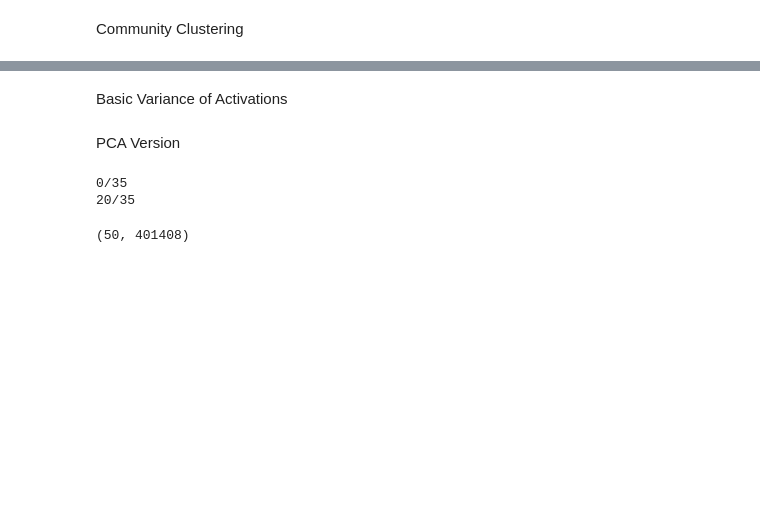
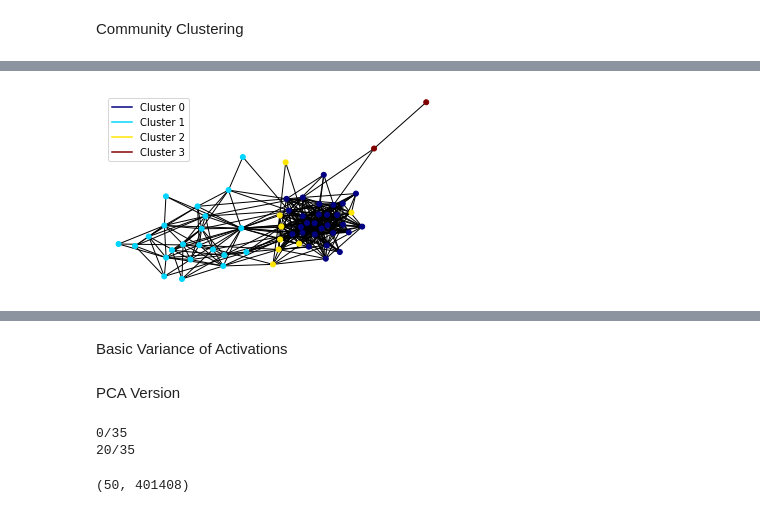
Before and after one commit to mazabdul7/msc_attention_project, a Jupyter notebook: class_var.ipynb, the cells around one changed output, grey strips where cells are left out. Saved outputs shown, nothing was run; the diff lists cells and outputs as text; code cells hidden in the pictures; blank space fills up the shorter version.

```diff
--- a/class_var.ipynb
+++ b/class_var.ipynb
@@ -266,2 +283,28 @@ for i, v in enumerate(values):
+# %%
+ColorLegend = {'Cluster 0': 0,'Cluster 1': 1,'Cluster 2': 2,'Cluster 3': 3}
+jet = cm = plt.get_cmap('jet')
+cNorm  = matplotlib.colors.Normalize(vmin=0, vmax=max(values))
+scalarMap = matplotlib.cm.ScalarMappable(norm=cNorm, cmap=jet)
+
+# Using a figure to use it as a parameter when calling nx.draw_networkx
+f = plt.figure(1, figsize=(5,3))
+ax = f.add_subplot(1,1,1)
+for label in ColorLegend:
+    ax.plot([0],[0],color=scalarMap.to_rgba(ColorLegend[label]),label=label)
+
+# Just fixed the color map
+nx.draw_networkx(g ,pos=sp, cmap = jet, vmin=0, vmax= max(values),node_color=values,with_labels=False,ax=ax, node_size=25, )
+
+# Setting it to how it was looking before.
+plt.axis('off')
+f.set_facecolor('w')
+
+plt.legend()
+
+f.tight_layout()
+plt.savefig('Avian_Cluster_Graph.png')
+plt.show()
+# %% [output]
+[figure, added]
 # %%
 sp = nx.spring_layout(g)
```
Also changed, not shown: parts of 18 cells of this notebook, 19 other files.
